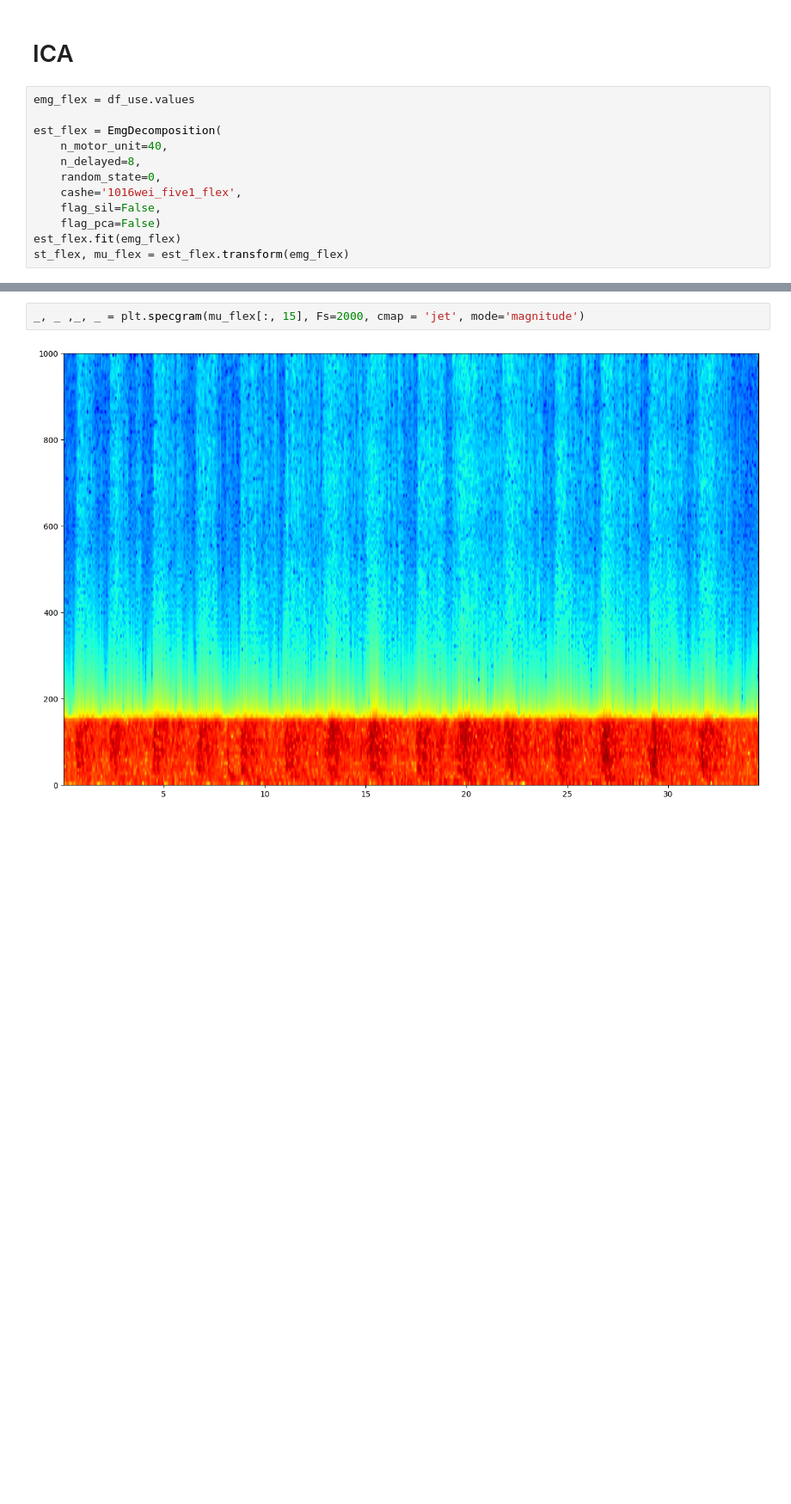
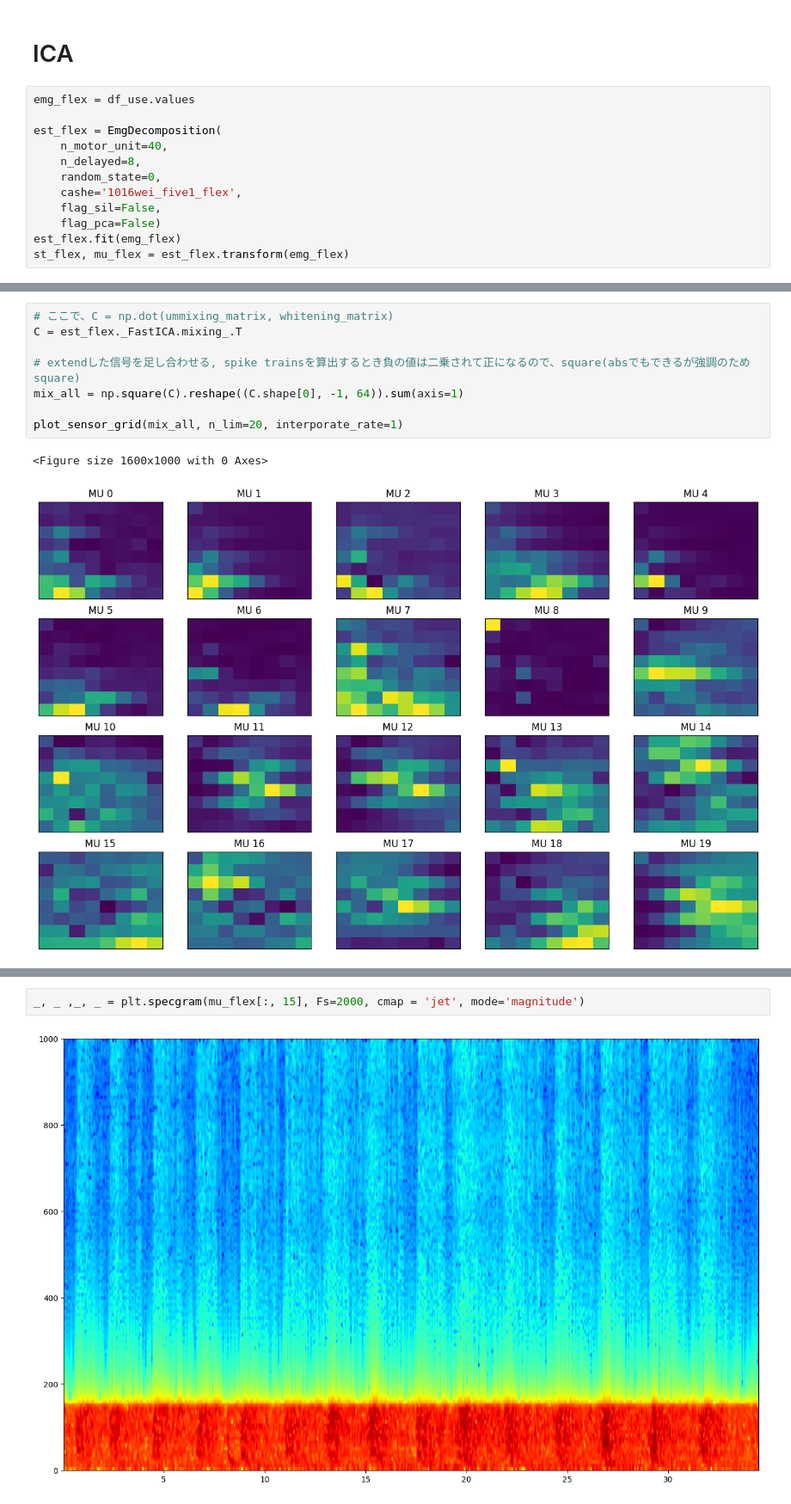
Before and after one commit to mechAneko12/EMG_decomposition_rhd, a Jupyter notebook: main.ipynb, the cells around one changed output, grey strips where cells are left out. Shown at 86% size. Drawn from its saved outputs; the diff is of its cells as text; blank space fills up the shorter version.

```diff
--- a/main.ipynb
+++ b/main.ipynb
@@ -219,0 +225,11 @@ for i in range(n_comp):
+# %%
+# ここで、C = np.dot(ummixing_matrix, whitening_matrix)
+C = est_flex._FastICA.mixing_.T
+
+# extendした信号を足し合わせる, spike trainsを算出するとき負の値は二乗されて正になるので、square(absでもできるが強調のためsquare)
+mix_all = np.square(C).reshape((C.shape[0], -1, 64)).sum(axis=1)
+
+plot_sensor_grid(mix_all, n_lim=20, interporate_rate=1)
+# %% [output]
+<Figure size 1600x1000 with 0 Axes>
+[figure, added]
```
Also changed, not shown: parts of 9 cells of this notebook.
